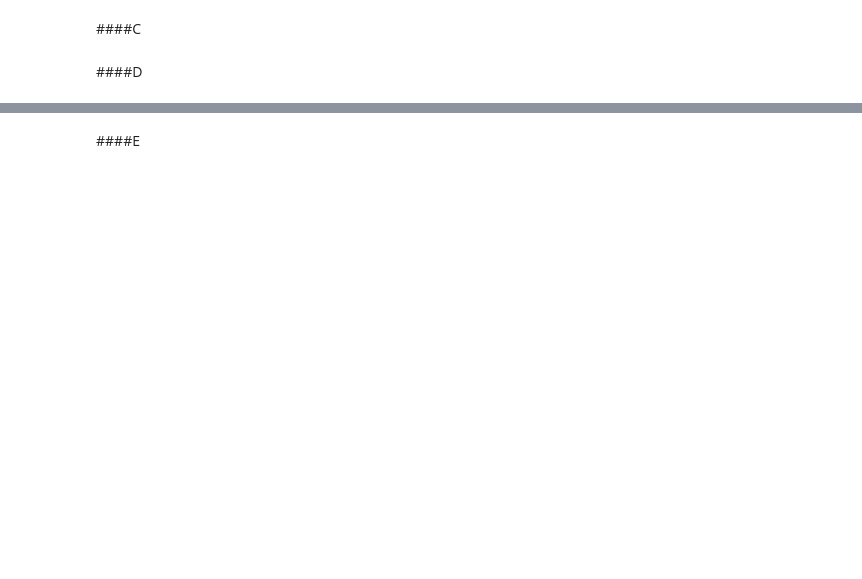
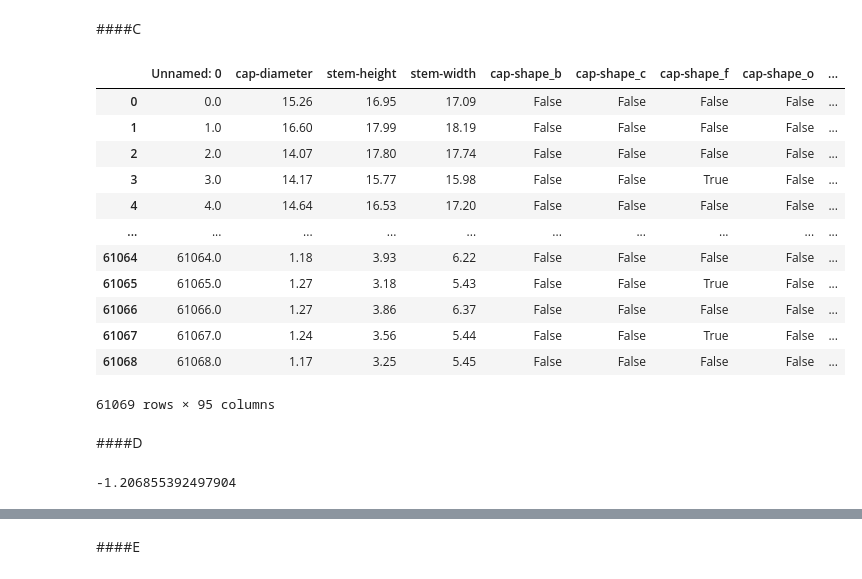
Before and after one commit to garfield-gray/DataMining, a Jupyter notebook: Classification_&_ML.ipynb, the cells around one changed output, grey strips where cells are left out. Saved outputs shown, nothing was run; the diff lists cells and outputs as text; code cells hidden in the pictures; blank space fills up the shorter version.

```diff
--- a/Classification_&_ML.ipynb
+++ b/Classification_&_ML.ipynb
@@ -64,0 +23,3 @@ memory usage: 477.2+ KB
+# %%
+df = pd.read_csv('Question_1.csv')
+df.info()
@@ -93,2 +123,34 @@ memory usage: 9.3+ MB
 # %% [markdown]
 ####B
+# %%
+import pandas as pd
+from sklearn.impute import SimpleImputer
+
+# Assuming 'df' is your DataFrame containing the dataset
+
+# Step 1: Set the threshold
+threshold = 0.5  # Example threshold of 50% missing values
+
+# Step 2: Drop columns where the proportion of missing values exceeds the threshold
+columns_to_drop = df.columns[df.isnull().mean() > threshold]
+df_dropped = df.drop(columns=columns_to_drop)
+
+# Step 3: Identify numerical and categorical columns
+numerical_columns = df_dropped.select_dtypes(include=['number']).columns
+categorical_columns = df_dropped.select_dtypes(include=['object', 'category']).columns
+
+# Step 4: Impute missing values in numerical columns
+numerical_imputer = SimpleImputer(strategy='mean')
+df_imputed_numerical = pd.DataFrame(numerical_imputer.fit_transform(df_dropped[numerical_columns]), columns=numerical_columns)
+
+# Step 5: Impute missing values in categorical columns
+categorical_imputer = SimpleImputer(strategy='most_frequent')
+df_imputed_categorical = pd.DataFrame(categorical_imputer.fit_transform(df_dropped[categorical_columns]), columns=categorical_columns)
+
+# Step 6: Concatenate imputed numerical and categorical columns
+df_imputed = pd.concat([df_imputed_numerical, df_imputed_categorical], axis=1)
+
+# Verify the result
+print("Original DataFrame shape:", df.shape)
+print("DataFrame shape after dropping columns:", df_dropped.shape)
+print("DataFrame shape after imputation:", df_imputed.shape)
@@ -95,4 +189,23 @@ memory usage: 9.3+ MB
 # %% [markdown]
 ####C
+# %%
+# Using pandas' get_dummies function for one-hot encoding
+df_encoded = pd.get_dummies(df_imputed, columns=categorical_columns)
+# %%
+df_encoded
+# %% [output]
+|  | Unnamed: 0 | cap-diameter | stem-height | stem-width | cap-shape_b | cap-shape_c | cap-shape_f | cap-shape_o | ... |
+| 0 | 0.0 | 15.26 | 16.95 | 17.09 | False | False | False | False | ... |
+| 1 | 1.0 | 16.60 | 17.99 | 18.19 | False | False | False | False | ... |
+| 2 | 2.0 | 14.07 | 17.80 | 17.74 | False | False | False | False | ... |
+| 3 | 3.0 | 14.17 | 15.77 | 15.98 | False | False | True | False | ... |
+| 4 | 4.0 | 14.64 | 16.53 | 17.20 | False | False | False | False | ... |
+| ... | ... | ... | ... | ... | ... | ... | ... | ... | ... |
+| 61064 | 61064.0 | 1.18 | 3.93 | 6.22 | False | False | False | False | ... |
+| 61065 | 61065.0 | 1.27 | 3.18 | 5.43 | False | False | True | False | ... |
+| 61066 | 61066.0 | 1.27 | 3.86 | 6.37 | False | False | False | False | ... |
+| 61067 | 61067.0 | 1.24 | 3.56 | 5.44 | False | False | True | False | ... |
+| 61068 | 61068.0 | 1.17 | 3.25 | 5.45 | False | False | False | False | ... |
+61069 rows × 95 columns
 # %% [markdown]
 ####D
@@ -98,0 +220,8 @@ memory usage: 9.3+ MB
+# %%
+# Concatenate normalized numerical features with encoded categorical features
+df_final = pd.concat([df_normalized, df_encoded.drop(columns=numerical_columns)], axis=1)
+
+# Display the final dataset
+df_final['cap-diameter'].min()
+# %% [output]
+-1.206855392497904
```
Also changed, not shown: parts of 16 cells of this notebook.
